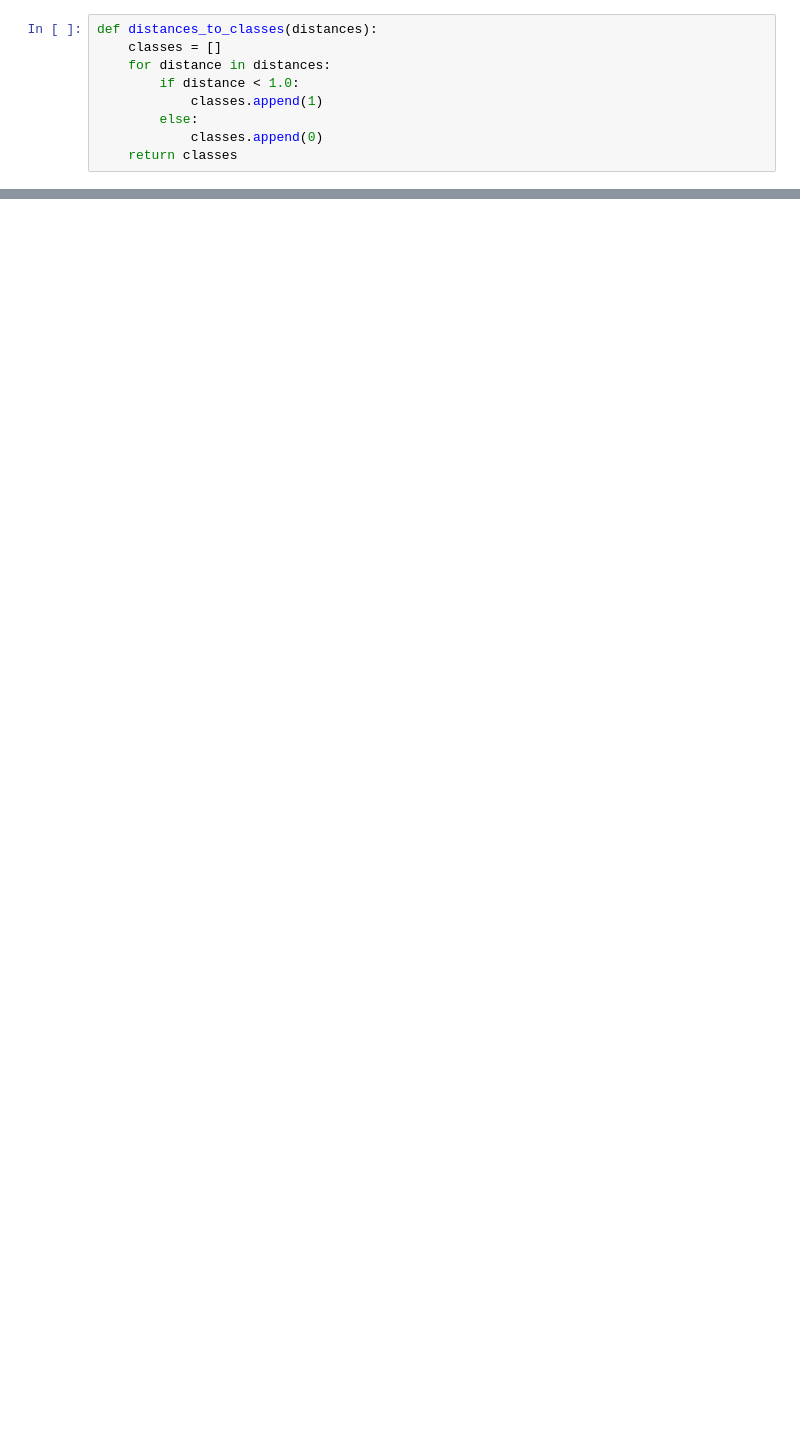
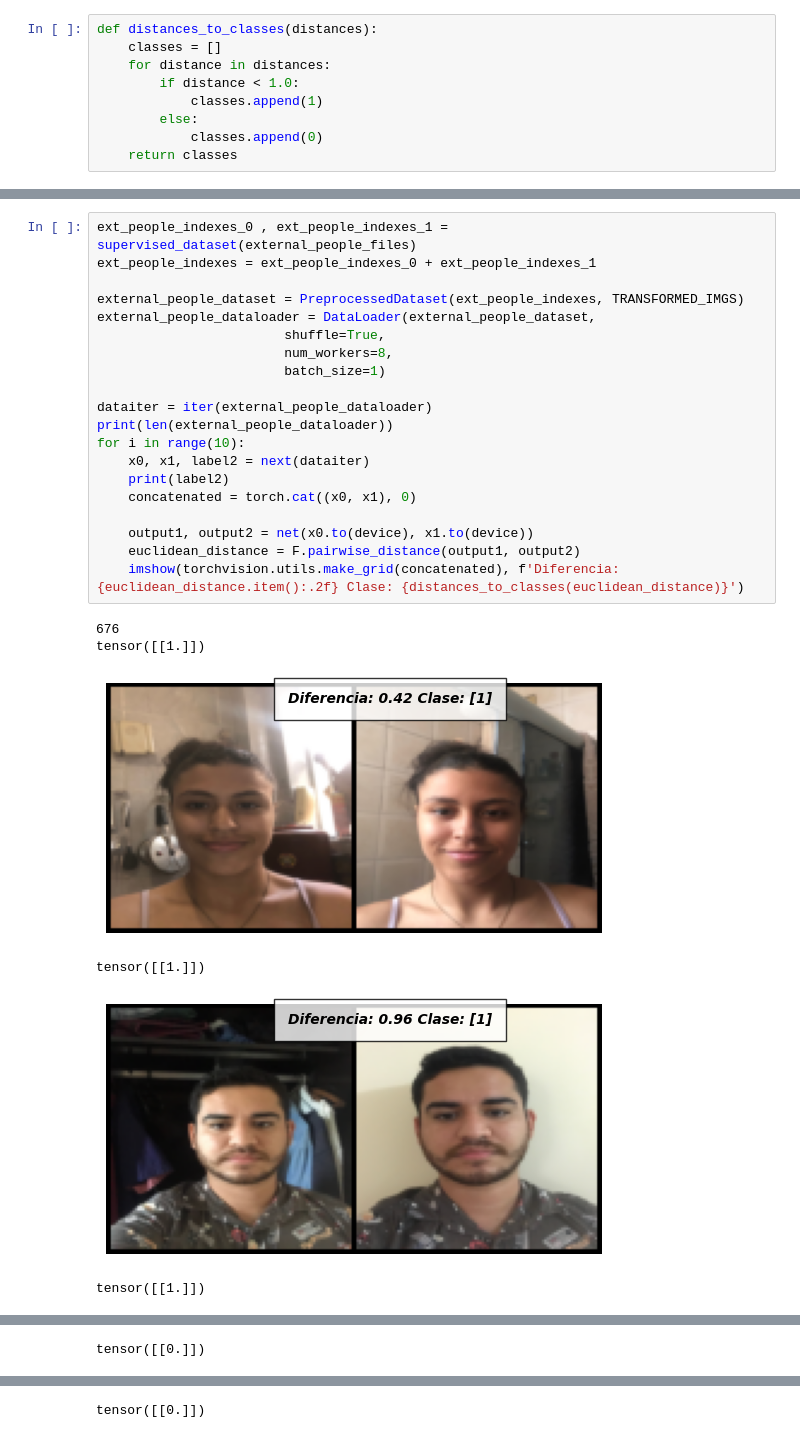
Before and after one commit to israncho/nn_ai, a Jupyter notebook: proyecto_final/Proyecto_final.ipynb, the cells around one changed output, grey strips where cells are left out. Saved outputs shown, nothing was run; the diff lists cells and outputs as text; blank space fills up the shorter version.

```diff
--- a/proyecto_final/Proyecto_final.ipynb
+++ b/proyecto_final/Proyecto_final.ipynb
@@ -522,0 +470,27 @@ weighted avg       1.00      1.00      1.00      2941
+# %%
+ext_people_indexes_0 , ext_people_indexes_1 = supervised_dataset(external_people_files)
+ext_people_indexes = ext_people_indexes_0 + ext_people_indexes_1
+
+external_people_dataset = PreprocessedDataset(ext_people_indexes, TRANSFORMED_IMGS)
+external_people_dataloader = DataLoader(external_people_dataset,
+                        shuffle=True,
+                        num_workers=8,
+                        batch_size=1)
+
+dataiter = iter(external_people_dataloader)
+print(len(external_people_dataloader))
+for i in range(10):
+    x0, x1, label2 = next(dataiter)
+    print(label2)
+    concatenated = torch.cat((x0, x1), 0)
+
+    output1, output2 = net(x0.to(device), x1.to(device))
+    euclidean_distance = F.pairwise_distance(output1, output2)
+    imshow(torchvision.utils.make_grid(concatenated), f'Diferencia: {euclidean_distance.item():.2f} Clase: {distances_to_classes(euclidean_distance)}')
+# %% [output]
+676
+tensor([[1.]])
+[figure, added]
+tensor([[1.]])
+[figure, added]
+tensor([[1.]])
@@ -522,0 +498 @@ weighted avg       1.00      1.00      1.00      2941
+tensor([[0.]])
@@ -522,0 +500 @@ weighted avg       1.00      1.00      1.00      2941
+tensor([[0.]])
```
Also changed, not shown: parts of 71 cells of this notebook.
